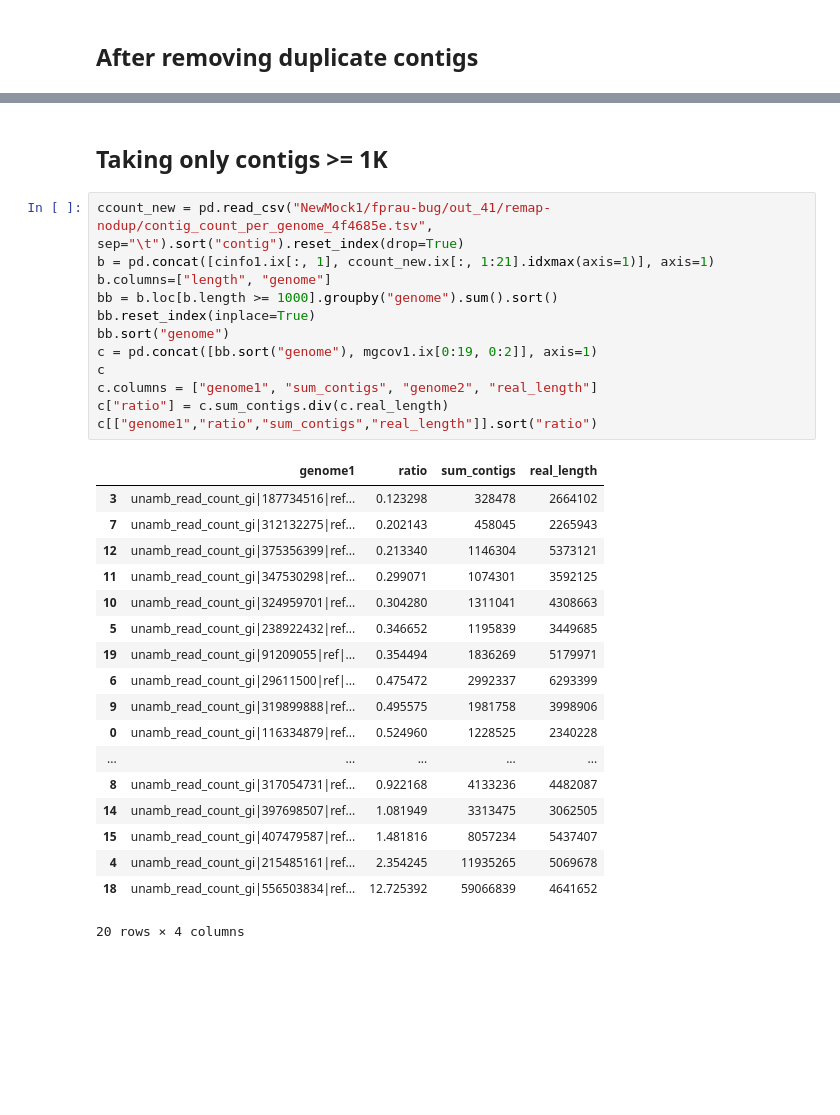
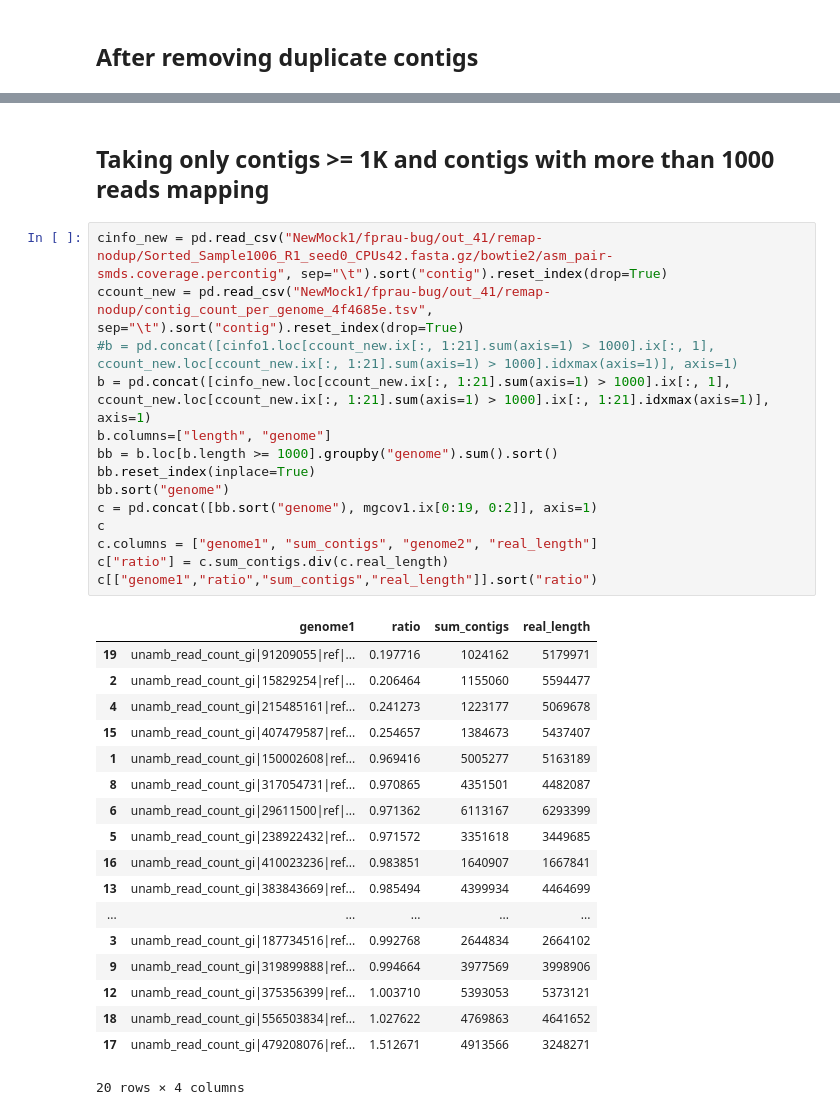
Before and after one commit to inodb/notebooks, a Jupyter notebook: concoct/metagenome-coverage-mocks.ipynb, the cells around one changed output, grey strips where cells are left out. Drawn from its saved outputs; the diff is of its cells as text; blank space fills up the shorter version.

Commit message:
Fixed error in assigning contigs

```diff
--- a/concoct/metagenome-coverage-mocks.ipynb
+++ b/concoct/metagenome-coverage-mocks.ipynb
@@ -392,34 +415,36 @@ c[["genome1","ratio","sum_contigs","real_length"]].sort("ratio")
 20 rows × 4 columns
 # %% [markdown]
-## Taking only contigs >= 1K
+## Taking only contigs >= 1K and contigs with more than 1000 reads mapping
 # %%
+cinfo_new = pd.read_csv("NewMock1/fprau-bug/out_41/remap-nodup/Sorted_Sample1006_R1_seed0_CPUs42.fasta.gz/bowtie2/asm_pair-smds.coverage.percontig", sep="\t").sort("contig").reset_index(drop=True)
 ccount_new = pd.read_csv("NewMock1/fprau-bug/out_41/remap-nodup/contig_count_per_genome_4f4685e.tsv", sep="\t").sort("contig").reset_index(drop=True)
-b = pd.concat([cinfo1.ix[:, 1], ccount_new.ix[:, 1:21].idxmax(axis=1)], axis=1)
+#b = pd.concat([cinfo1.loc[ccount_new.ix[:, 1:21].sum(axis=1) > 1000].ix[:, 1], ccount_new.loc[ccount_new.ix[:, 1:21].sum(axis=1) > 1000].idxmax(axis=1)], axis=1)
+b = pd.concat([cinfo_new.loc[ccount_new.ix[:, 1:21].sum(axis=1) > 1000].ix[:, 1], ccount_new.loc[ccount_new.ix[:, 1:21].sum(axis=1) > 1000].ix[:, 1:21].idxmax(axis=1)], axis=1)
 b.columns=["length", "genome"]
 bb = b.loc[b.length >= 1000].groupby("genome").sum().sort()
 bb.reset_index(inplace=True)
 bb.sort("genome")
 c = pd.concat([bb.sort("genome"), mgcov1.ix[0:19, 0:2]], axis=1)
 c
 c.columns = ["genome1", "sum_contigs", "genome2", "real_length"]
 c["ratio"] = c.sum_contigs.div(c.real_length)
 c[["genome1","ratio","sum_contigs","real_length"]].sort("ratio")
 # %% [output]
 |  | genome1 | ratio | sum_contigs | real_length |
-| 3 | unamb_read_count_gi|187734516|ref... | 0.123298 | 328478 | 2664102 |
-| 7 | unamb_read_count_gi|312132275|ref... | 0.202143 | 458045 | 2265943 |
-| 12 | unamb_read_count_gi|375356399|ref... | 0.213340 | 1146304 | 5373121 |
-| 11 | unamb_read_count_gi|347530298|ref... | 0.299071 | 1074301 | 3592125 |
-| 10 | unamb_read_count_gi|324959701|ref... | 0.304280 | 1311041 | 4308663 |
-| 5 | unamb_read_count_gi|238922432|ref... | 0.346652 | 1195839 | 3449685 |
-| 19 | unamb_read_count_gi|91209055|ref|... | 0.354494 | 1836269 | 5179971 |
-| 6 | unamb_read_count_gi|29611500|ref|... | 0.475472 | 2992337 | 6293399 |
-| 9 | unamb_read_count_gi|319899888|ref... | 0.495575 | 1981758 | 3998906 |
-| 0 | unamb_read_count_gi|116334879|ref... | 0.524960 | 1228525 | 2340228 |
+| 19 | unamb_read_count_gi|91209055|ref|... | 0.197716 | 1024162 | 5179971 |
+| 2 | unamb_read_count_gi|15829254|ref|... | 0.206464 | 1155060 | 5594477 |
+| 4 | unamb_read_count_gi|215485161|ref... | 0.241273 | 1223177 | 5069678 |
+| 15 | unamb_read_count_gi|407479587|ref... | 0.254657 | 1384673 | 5437407 |
+| 1 | unamb_read_count_gi|150002608|ref... | 0.969416 | 5005277 | 5163189 |
+| 8 | unamb_read_count_gi|317054731|ref... | 0.970865 | 4351501 | 4482087 |
+| 6 | unamb_read_count_gi|29611500|ref|... | 0.971362 | 6113167 | 6293399 |
+| 5 | unamb_read_count_gi|238922432|ref... | 0.971572 | 3351618 | 3449685 |
+| 16 | unamb_read_count_gi|410023236|ref... | 0.983851 | 1640907 | 1667841 |
+| 13 | unamb_read_count_gi|383843669|ref... | 0.985494 | 4399934 | 4464699 |
 | ... | ... | ... | ... | ... |
-| 8 | unamb_read_count_gi|317054731|ref... | 0.922168 | 4133236 | 4482087 |
-| 14 | unamb_read_count_gi|397698507|ref... | 1.081949 | 3313475 | 3062505 |
-| 15 | unamb_read_count_gi|407479587|ref... | 1.481816 | 8057234 | 5437407 |
-| 4 | unamb_read_count_gi|215485161|ref... | 2.354245 | 11935265 | 5069678 |
-| 18 | unamb_read_count_gi|556503834|ref... | 12.725392 | 59066839 | 4641652 |
+| 3 | unamb_read_count_gi|187734516|ref... | 0.992768 | 2644834 | 2664102 |
+| 9 | unamb_read_count_gi|319899888|ref... | 0.994664 | 3977569 | 3998906 |
+| 12 | unamb_read_count_gi|375356399|ref... | 1.003710 | 5393053 | 5373121 |
+| 18 | unamb_read_count_gi|556503834|ref... | 1.027622 | 4769863 | 4641652 |
+| 17 | unamb_read_count_gi|479208076|ref... | 1.512671 | 4913566 | 3248271 |
 20 rows × 4 columns
```
Also changed, not shown: parts of 4 cells of this notebook.
